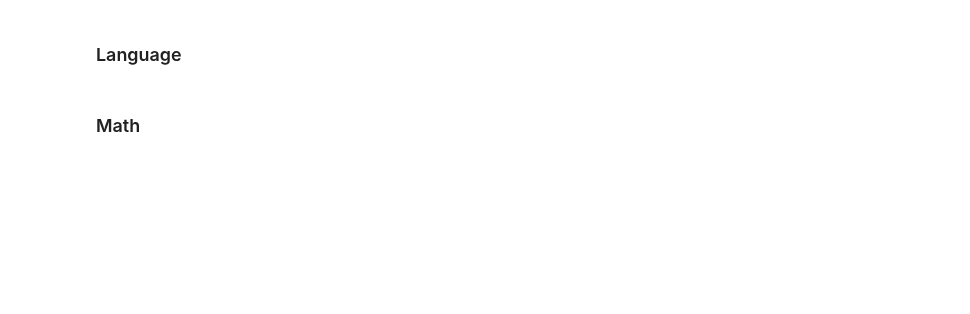
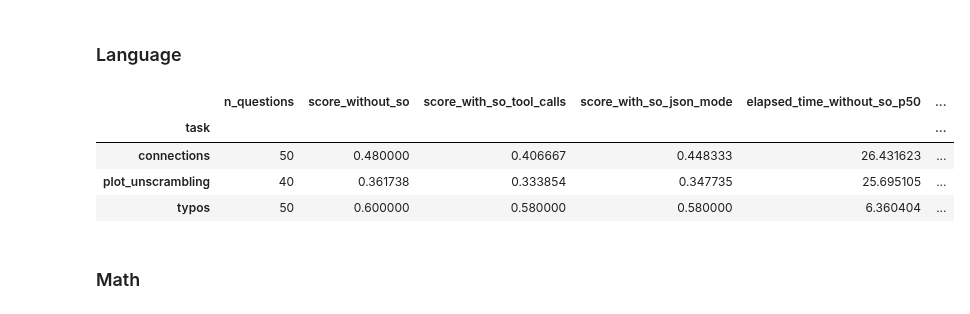
Before and after one commit to dylanjcastillo/blog, a Jupyter notebook: posts/is-pydantic-making-your-model-dumber.ipynb, the cells around one changed output. Saved outputs shown, nothing was run; the diff lists cells and outputs as text; code cells hidden in the pictures; blank space fills up the shorter version.

```diff
--- a/posts/is-pydantic-making-your-model-dumber.ipynb
+++ b/posts/is-pydantic-making-your-model-dumber.ipynb
@@ -402,36 +420,54 @@ df_language_results.to_csv(data_dir / "language" / "language_results.csv")
 # | output: false
 # | echo: false
 
 df_language_results.groupby("task").agg(
     n_questions=("question_id", "count"),
-    accuracy_without_so=("is_correct_without_so", "mean"),
-    accuracy_with_so_tool_calls=("is_correct_with_so_tool_calls", "mean"),
-    accuracy_with_so_json_mode=("is_correct_with_so_json_mode", "mean"),
+    score_without_so=("score_without_so", "mean"),
+    score_with_so_tool_calls=("score_with_so_tool_calls", "mean"),
+    score_with_so_json_mode=("score_with_so_json_mode", "mean"),
     elapsed_time_without_so_p50=(
         "elapsed_time_without_so",
         lambda x: np.percentile(x, 50),
     ),
     elapsed_time_with_so_tool_calls_p50=(
         "elapsed_time_with_so_tool_calls",
         lambda x: np.percentile(x, 50),
     ),
     elapsed_time_with_so_json_mode_p50=(
         "elapsed_time_with_so_json_mode",
         lambda x: np.percentile(x, 50),
     ),
     elapsed_time_without_so_p99=(
         "elapsed_time_without_so",
         lambda x: np.percentile(x, 99),
     ),
     elapsed_time_with_so_tool_calls_p99=(
         "elapsed_time_with_so_tool_calls",
         lambda x: np.percentile(x, 99),
     ),
     elapsed_time_with_so_json_mode_p99=(
         "elapsed_time_with_so_json_mode",
         lambda x: np.percentile(x, 99),
     ),
+    elapsed_time_without_so_max=(
+        "elapsed_time_without_so",
+        lambda x: np.max(x),
+    ),
+    elapsed_time_with_so_tool_calls_max=(
+        "elapsed_time_with_so_tool_calls",
+        lambda x: np.max(x),
+    ),
+    elapsed_time_with_so_json_mode_max=(
+        "elapsed_time_with_so_json_mode",
+        lambda x: np.max(x),
+    ),
 )
+# %% [output]
+|  | n_questions | score_without_so | score_with_so_tool_calls | score_with_so_json_mode | elapsed_time_without_so_p50 | ... |
+| task |  |  |  |  |  | ... |
+| connections | 50 | 0.480000 | 0.406667 | 0.448333 | 26.431623 | ... |
+| plot_unscrambling | 40 | 0.361738 | 0.333854 | 0.347735 | 25.695105 | ... |
+| typos | 50 | 0.600000 | 0.580000 | 0.580000 | 6.360404 | ... |
 # %% [markdown]
 ### Math
 # %%
```
Also changed, not shown: parts of 9 cells of this notebook, 1 other file.
